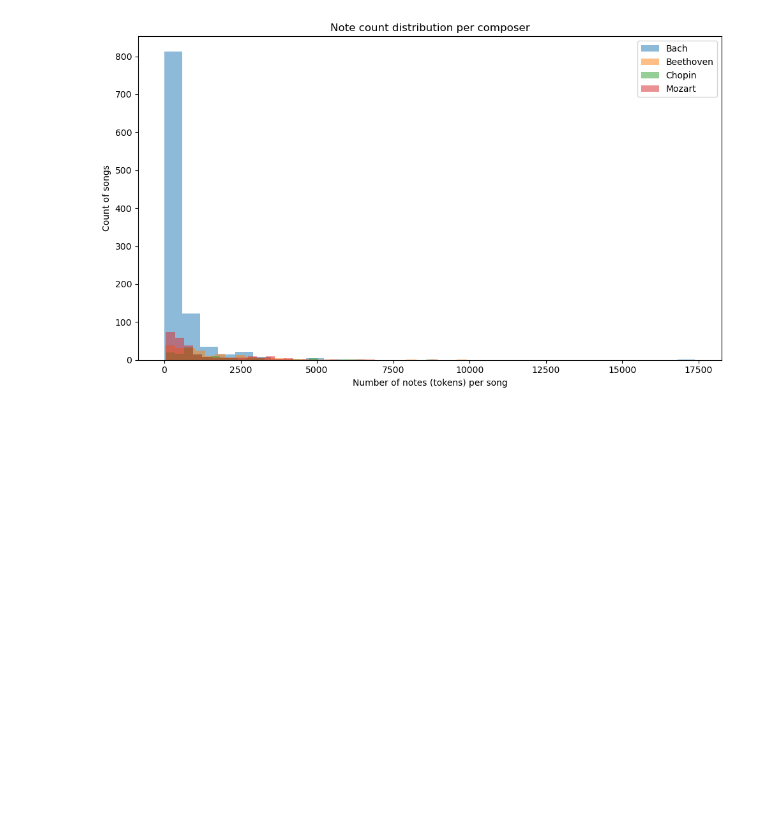
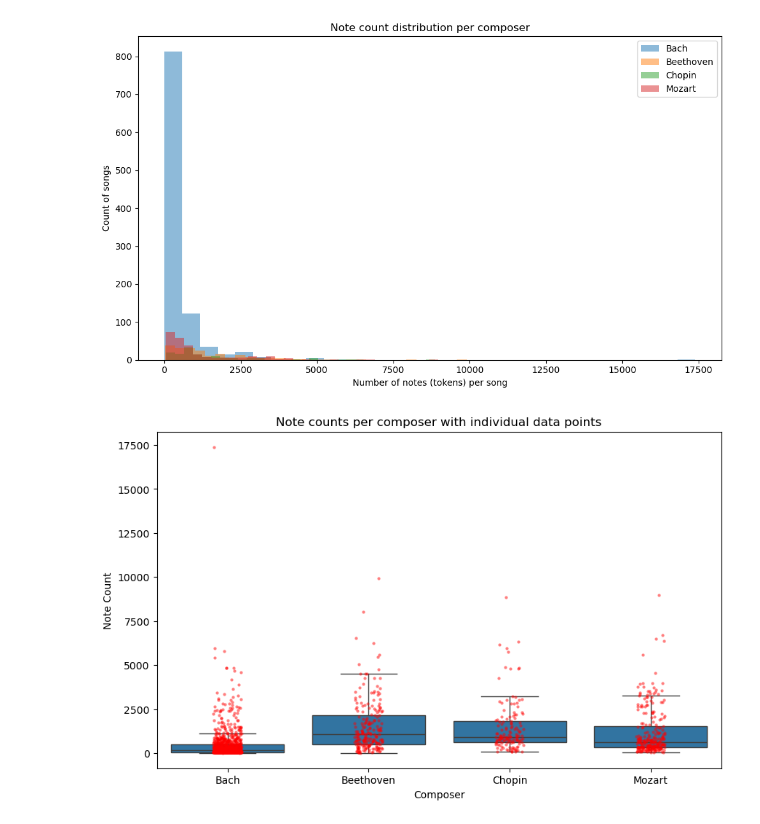
Before and after one commit to al1az1z1/composer-prediction-project, a Jupyter notebook: notebooks/EDA.ipynb, the cells around one changed output. Cells and saved outputs as stored; diff of their text form; code cells hidden in the pictures; blank space fills up the shorter version.

```diff
--- a/notebooks/EDA.ipynb
+++ b/notebooks/EDA.ipynb
@@ -97,3 +98,22 @@ Beethoven: 212 files
   Mean notes: 1181.7
   Median notes: 625.5
 [figure]
+# %%
+import pandas as pd
+import seaborn as sns
+
+# Convert note_counts dict to DataFrame
+counts_df = pd.DataFrame([
+    {"Composer": comp, "Note Count": cnt}
+    for comp, counts in note_counts.items()
+    for cnt in counts
+])
+
+plt.figure(figsize=(10, 6))
+sns.boxplot(data=counts_df, x="Composer", y="Note Count", showfliers=False)
+sns.stripplot(data=counts_df, x="Composer", y="Note Count",
+              color='red', size=3, jitter=True, alpha=0.5)  # overlay points
+plt.title("Note counts per composer with individual data points")
+plt.show()
+# %% [output]
+[figure, added]
```
Also changed, not shown: parts of 4 cells of this notebook, 1 other file.
